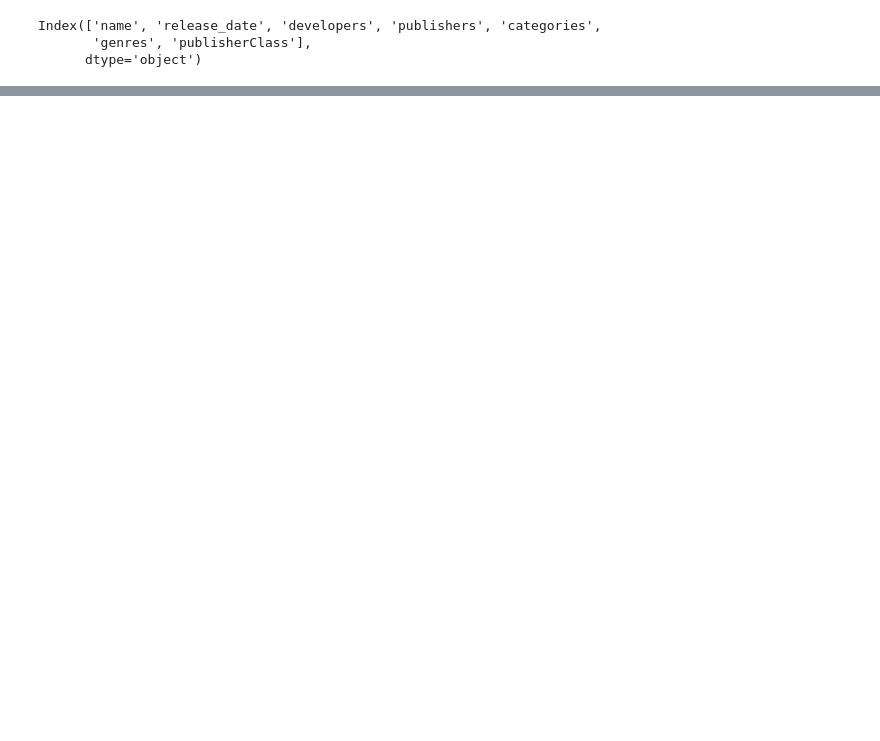
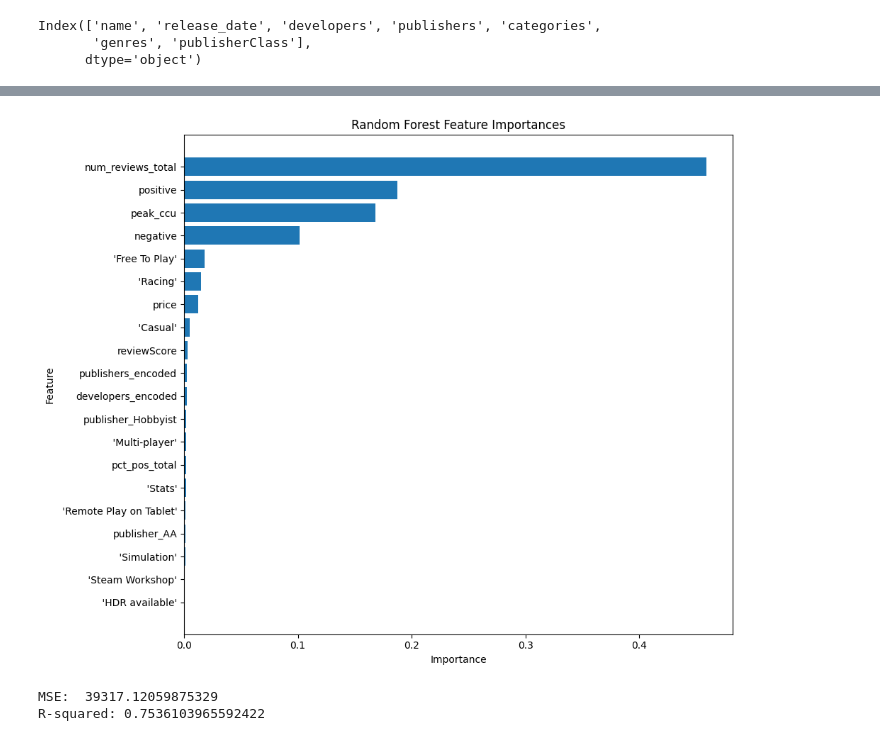
Before and after one commit to oLi-ECL/CS3120_Project, a Jupyter notebook: CS_ML.ipynb, the cells around one changed output, grey strips where cells are left out. Drawn from its saved outputs; the diff is of its cells as text; code cells hidden in the pictures; blank space fills up the shorter version.

```diff
--- a/CS_ML.ipynb
+++ b/CS_ML.ipynb
@@ -76,0 +100,6 @@ X_train, X_test, y_train, y_test = train_test_split(X, y, test_size=0.2, random_
+# %%
+#np.set_printoptions(threshold=1000)
+pd.set_option('display.max_columns', None)
+feature_importance1 = pd.Series(rf.feature_importances_, index=X.columns)
+feature_importance1.sort_values(ascending=False, inplace=True)
+print(feature_importance1)
@@ -76,0 +124,16 @@ X_train, X_test, y_train, y_test = train_test_split(X, y, test_size=0.2, random_
+# %%
+top20 = feature_importance1.head(20)
+
+f_df = top20.reset_index()
+f_df.columns = ['feature', 'importance']
+
+plt.figure(figsize=(10, 8))
+plt.barh(f_df['feature'], f_df['importance'])
+plt.gca().invert_yaxis()
+plt.xlabel("Importance")
+plt.ylabel("Feature")
+plt.title("Random Forest Feature Importances")
+plt.tight_layout()
+plt.show()
+# %% [output]
+[figure, added]
@@ -76,0 +146,13 @@ X_train, X_test, y_train, y_test = train_test_split(X, y, test_size=0.2, random_
+# %%
+rf2 = RandomForestRegressor(n_estimators=200, max_depth=200)
+rf2.fit(X_train, y_train)
+
+predicted2 = rf2.predict(X_test)
+mse_2 = mean_absolute_error(y_test, predicted2)
+print('MSE: ', mse_2)
+
+r2_2 = r2_score(y_test, predicted2)
+print('R-squared:' , r2_2)
+# %% [output]
+MSE:  39317.12059875329
+R-squared: 0.7536103965592422
```
Also changed, not shown: parts of 17 cells of this notebook.
